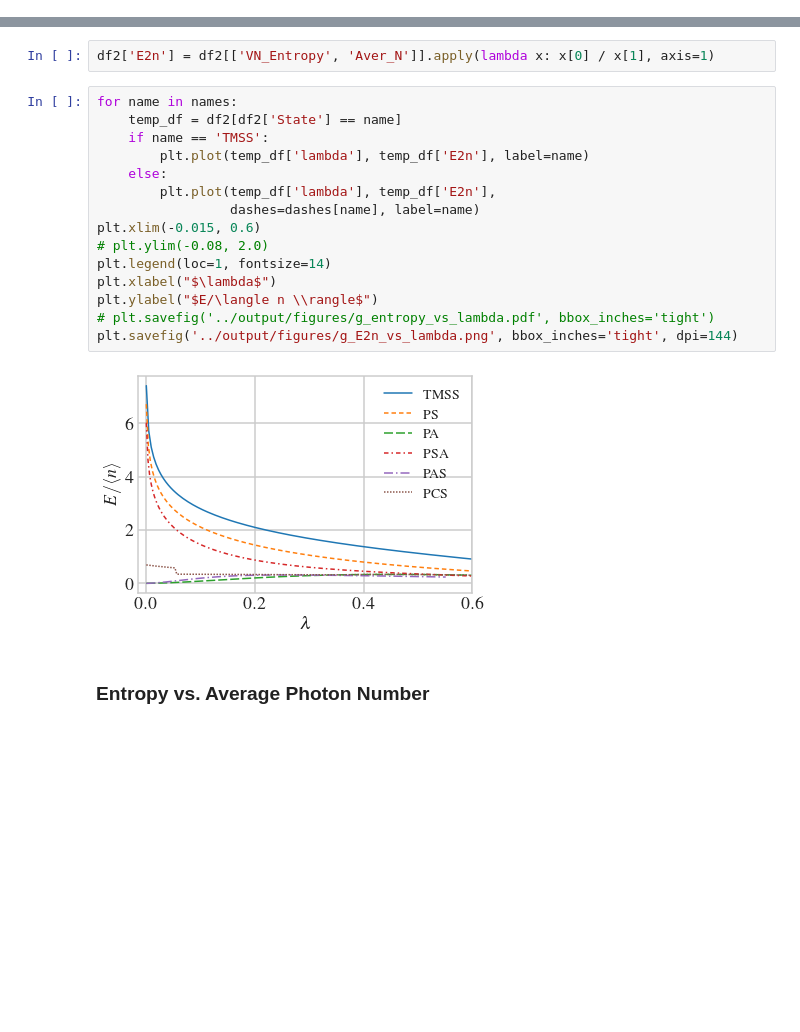
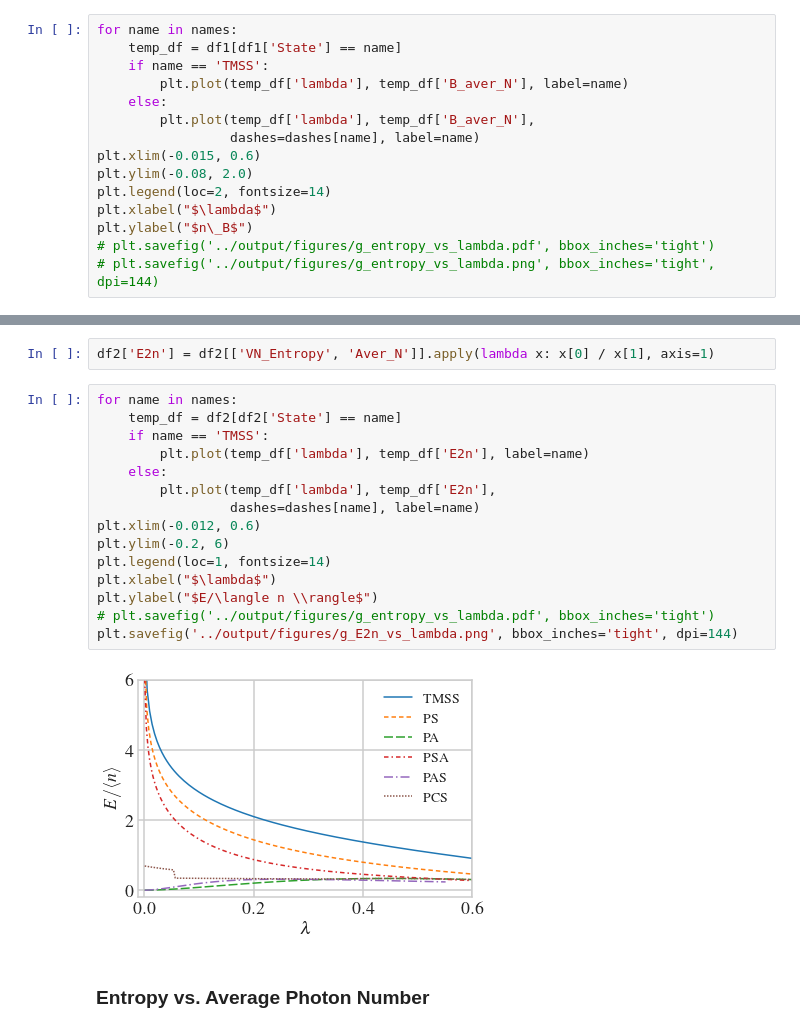
Before and after one commit to lffan/quantum_illumination, a Jupyter notebook: ipynbs_v2/0_Basic_Attributes_(PCS_opt_asym).ipynb, the cells around one changed output, grey strips where cells are left out. Saved outputs shown, nothing was run; the diff lists cells and outputs as text; blank space fills up the shorter version.

Commit message:
plot revised

```diff
--- a/ipynbs_v2/0_Basic_Attributes_(PCS_opt_asym).ipynb
+++ b/ipynbs_v2/0_Basic_Attributes_(PCS_opt_asym).ipynb
@@ -243,3 +243,18 @@ plt.ylabel("$E$")
 plt.savefig('../output/figures/g_entropy_vs_lambda.png', bbox_inches='tight', dpi=144)
 # %% [output]
 [figure]
+# %%
+for name in names:
+    temp_df = df1[df1['State'] == name]
+    if name == 'TMSS':
+        plt.plot(temp_df['lambda'], temp_df['B_aver_N'], label=name)
+    else:
+        plt.plot(temp_df['lambda'], temp_df['B_aver_N'],
+                 dashes=dashes[name], label=name)
+plt.xlim(-0.015, 0.6)
+plt.ylim(-0.08, 2.0)
+plt.legend(loc=2, fontsize=14)
+plt.xlabel("$\lambda$")
+plt.ylabel("$n\_B$")
+# plt.savefig('../output/figures/g_entropy_vs_lambda.pdf', bbox_inches='tight')
+# plt.savefig('../output/figures/g_entropy_vs_lambda.png', bbox_inches='tight', dpi=144)
@@ -258,20 +276,20 @@ df2['E2n'] = df2[['VN_Entropy', 'Aver_N']].apply(lambda x: x[0] / x[1], axis=1)
 # %%
 for name in names:
     temp_df = df2[df2['State'] == name]
     if name == 'TMSS':
         plt.plot(temp_df['lambda'], temp_df['E2n'], label=name)
     else:
         plt.plot(temp_df['lambda'], temp_df['E2n'],
                  dashes=dashes[name], label=name)
-plt.xlim(-0.015, 0.6)
-# plt.ylim(-0.08, 2.0)
+plt.xlim(-0.012, 0.6)
+plt.ylim(-0.2, 6)
 plt.legend(loc=1, fontsize=14)
 plt.xlabel("$\lambda$")
 plt.ylabel("$E/\langle n \\rangle$")
 # plt.savefig('../output/figures/g_entropy_vs_lambda.pdf', bbox_inches='tight')
 plt.savefig('../output/figures/g_E2n_vs_lambda.png', bbox_inches='tight', dpi=144)
 # %% [output]
-[figure, old version]
+[figure, new version]
 # %% [markdown]
 ### Entropy vs. Average Photon Number
 # %%
```
Also changed, not shown: parts of 8 cells of this notebook, 4 other files.
